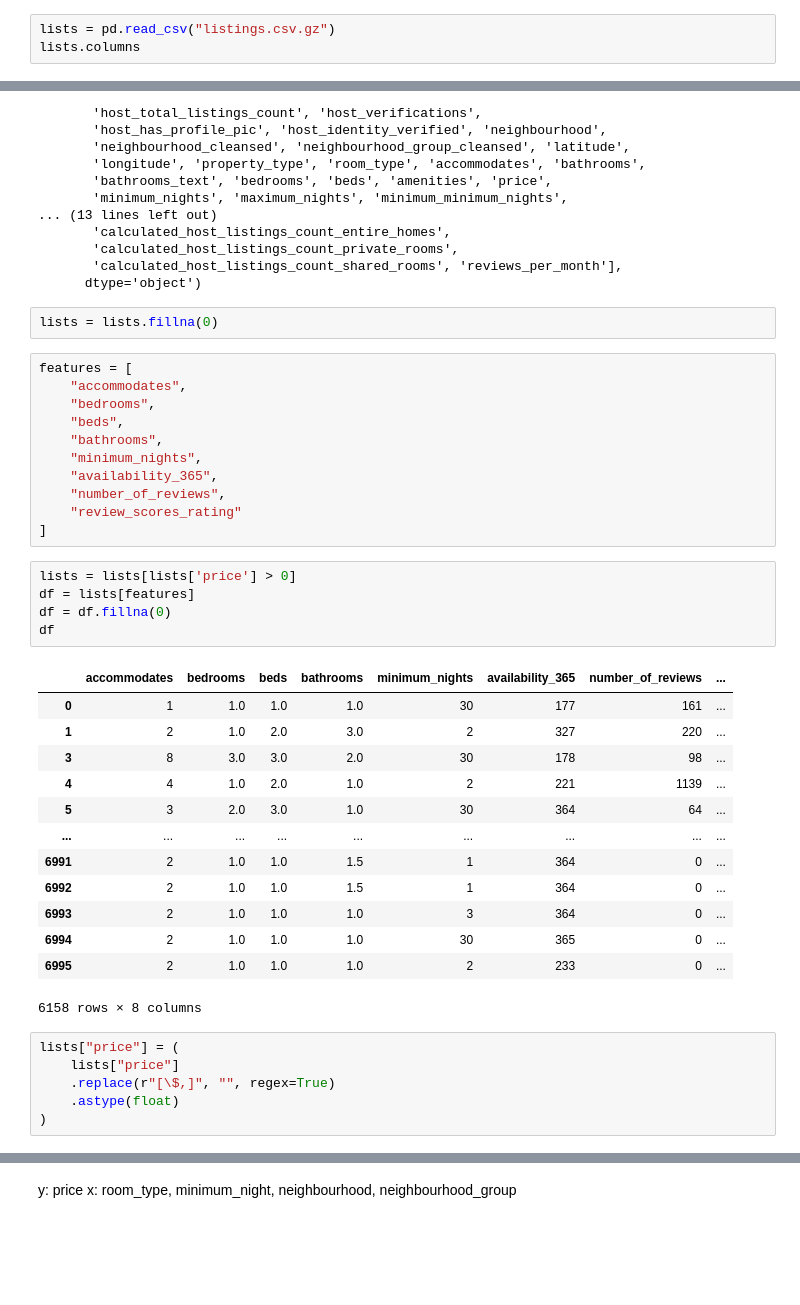
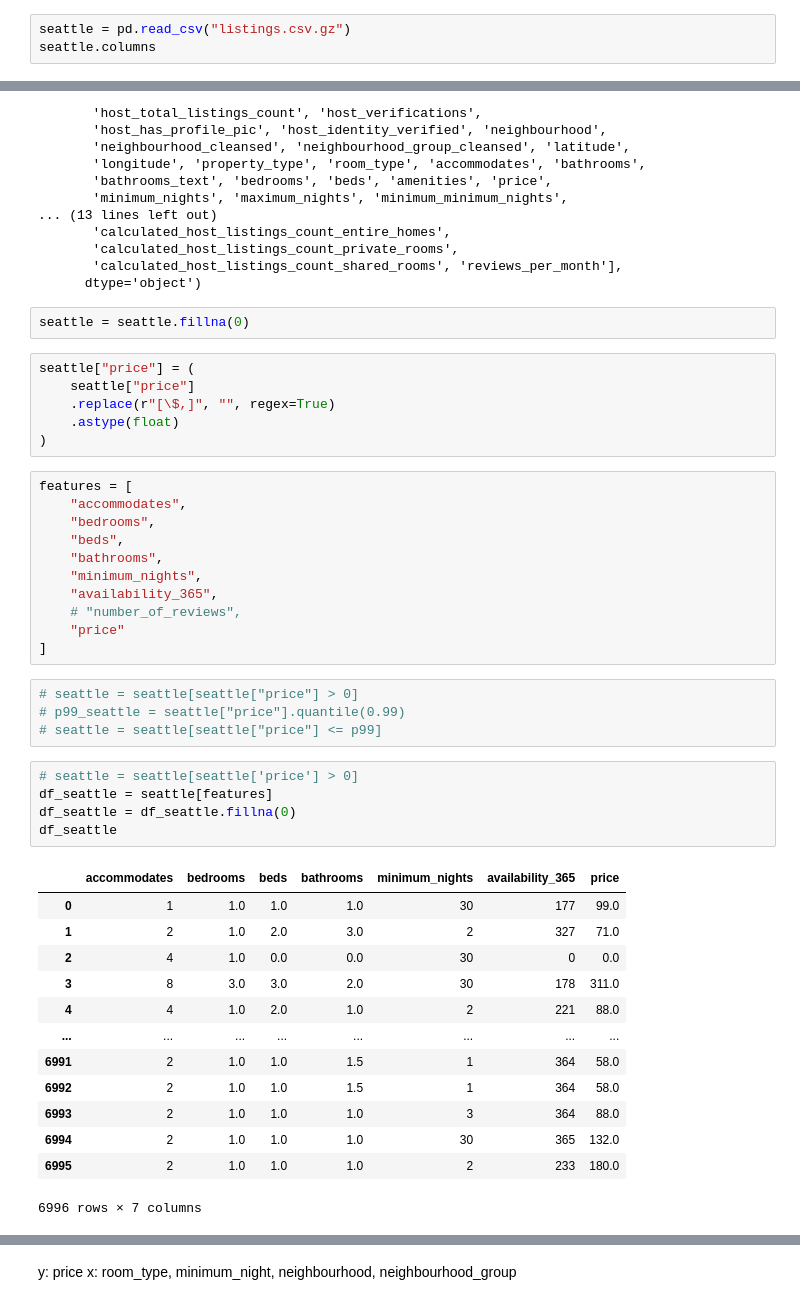
Before and after one commit to peilala/imt574_ml_final_project, a Jupyter notebook: 574_final_project.ipynb, the cells around one changed output, grey strips where cells are left out. Saved outputs shown, nothing was run; the diff lists cells and outputs as text; blank space fills up the shorter version.

```diff
--- a/574_final_project.ipynb
+++ b/574_final_project.ipynb
@@ -13,6 +10,6 @@ import numpy as np
 # %%
-lists = pd.read_csv("listings.csv.gz")
-lists.columns
+seattle = pd.read_csv("listings.csv.gz")
+seattle.columns
 # %% [output]
 Index(['id', 'listing_url', 'scrape_id', 'last_scraped', 'source', 'name',
        'description', 'neighborhood_overview', 'picture_url', 'host_id',
@@ -32,7 +29,13 @@ Index(['id', 'listing_url', 'scrape_id', 'last_scraped', 'source', 'name',
        'calculated_host_listings_count_shared_rooms', 'reviews_per_month'],
       dtype='object')
 # %%
-lists = lists.fillna(0)
+seattle = seattle.fillna(0)
+# %%
+seattle["price"] = (
+    seattle["price"]
+    .replace(r"[\$,]", "", regex=True)
+    .astype(float)
+)
 # %%
 features = [
     "accommodates",
@@ -41,32 +44,30 @@ features = [
     "bathrooms",
     "minimum_nights",
     "availability_365",
-    "number_of_reviews",
-    "review_scores_rating"
+    # "number_of_reviews",
+    "price"
 ]
+# %%
+# seattle = seattle[seattle["price"] > 0]
+# p99_seattle = seattle["price"].quantile(0.99)
+# seattle = seattle[seattle["price"] <= p99]
 # %%
-lists = lists[lists['price'] > 0]
-df = lists[features]
-df = df.fillna(0)
-df
+# seattle = seattle[seattle['price'] > 0]
+df_seattle = seattle[features]
+df_seattle = df_seattle.fillna(0)
+df_seattle
 # %% [output]
-|  | accommodates | bedrooms | beds | bathrooms | minimum_nights | availability_365 | number_of_reviews | ... |
-| 0 | 1 | 1.0 | 1.0 | 1.0 | 30 | 177 | 161 | ... |
-| 1 | 2 | 1.0 | 2.0 | 3.0 | 2 | 327 | 220 | ... |
-| 3 | 8 | 3.0 | 3.0 | 2.0 | 30 | 178 | 98 | ... |
-| 4 | 4 | 1.0 | 2.0 | 1.0 | 2 | 221 | 1139 | ... |
-| 5 | 3 | 2.0 | 3.0 | 1.0 | 30 | 364 | 64 | ... |
-| ... | ... | ... | ... | ... | ... | ... | ... | ... |
-| 6991 | 2 | 1.0 | 1.0 | 1.5 | 1 | 364 | 0 | ... |
-| 6992 | 2 | 1.0 | 1.0 | 1.5 | 1 | 364 | 0 | ... |
-| 6993 | 2 | 1.0 | 1.0 | 1.0 | 3 | 364 | 0 | ... |
-| 6994 | 2 | 1.0 | 1.0 | 1.0 | 30 | 365 | 0 | ... |
-| 6995 | 2 | 1.0 | 1.0 | 1.0 | 2 | 233 | 0 | ... |
+|  | accommodates | bedrooms | beds | bathrooms | minimum_nights | availability_365 | price |
+| 0 | 1 | 1.0 | 1.0 | 1.0 | 30 | 177 | 99.0 |
+| 1 | 2 | 1.0 | 2.0 | 3.0 | 2 | 327 | 71.0 |
+| 2 | 4 | 1.0 | 0.0 | 0.0 | 30 | 0 | 0.0 |
+| 3 | 8 | 3.0 | 3.0 | 2.0 | 30 | 178 | 311.0 |
+| 4 | 4 | 1.0 | 2.0 | 1.0 | 2 | 221 | 88.0 |
+| ... | ... | ... | ... | ... | ... | ... | ... |
+| 6991 | 2 | 1.0 | 1.0 | 1.5 | 1 | 364 | 58.0 |
+| 6992 | 2 | 1.0 | 1.0 | 1.5 | 1 | 364 | 58.0 |
+| 6993 | 2 | 1.0 | 1.0 | 1.0 | 3 | 364 | 88.0 |
+| 6994 | 2 | 1.0 | 1.0 | 1.0 | 30 | 365 | 132.0 |
+| 6995 | 2 | 1.0 | 1.0 | 1.0 | 2 | 233 | 180.0 |
-6158 rows × 8 columns
+6996 rows × 7 columns
-# %%
-lists["price"] = (
-    lists["price"]
-    .replace(r"[\$,]", "", regex=True)
-    .astype(float)
-)
 # %%
```
Also changed, not shown: parts of 22 cells of this notebook.
